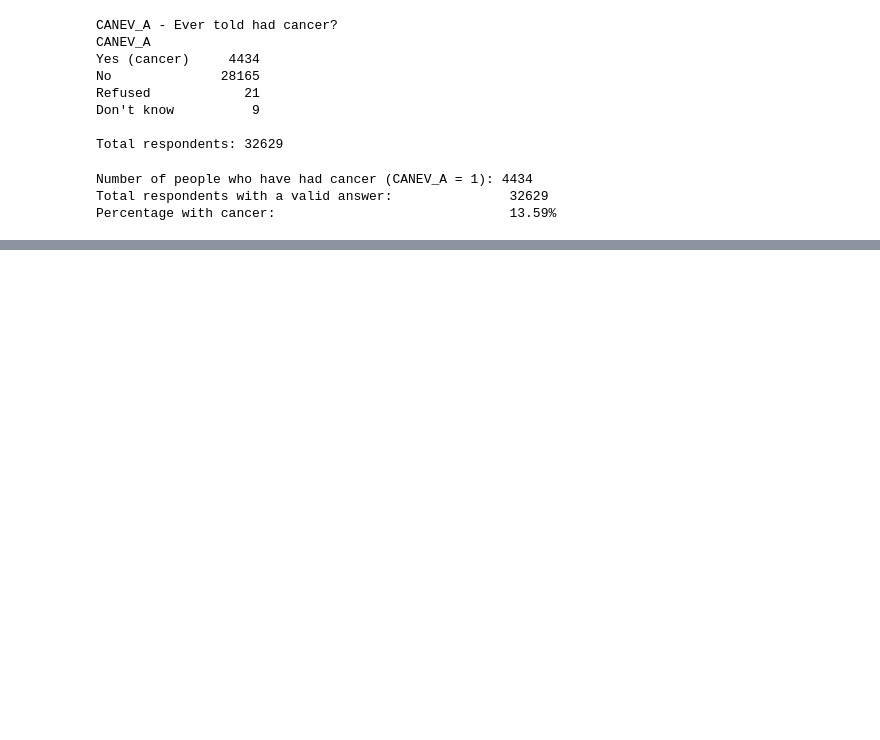
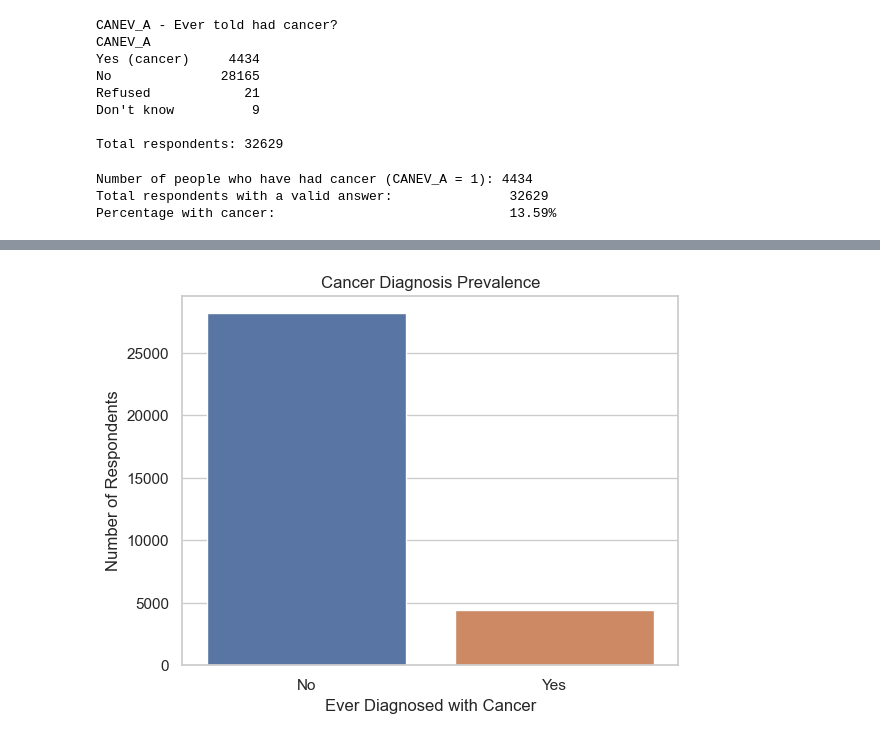
Before and after one commit to AmalBilal1/cancer-lifestyle-medicine, a Jupyter notebook: analysis.ipynb, the cells around one changed output, grey strips where cells are left out. Saved outputs shown, nothing was run; the diff lists cells and outputs as text; code cells hidden in the pictures; blank space fills up the shorter version.

Commit message:
extract and clean NHIS cancer-demographic variables, add demographic cancer prevalence visualizations, implement weighted logistic regression analysis

```diff
--- a/analysis.ipynb
+++ b/analysis.ipynb
@@ -51,0 +182,5 @@ Percentage with cancer:                              13.59%
+# %%
+analysis_df["SEX_label"] = analysis_df["SEX_A"].map(sex_map)
+analysis_df["RACE_label"] = analysis_df["RACEALLP_A"].map(race_map)
+analysis_df["EDUC_label"] = analysis_df["EDUCP_A"].map(educ_map)
+analysis_df["CANEV_label"] = analysis_df["CANEV_A"].map(cancer_map)
@@ -51,0 +205,10 @@ Percentage with cancer:                              13.59%
+# %%
+clean_df = analysis_df[
+    (analysis_df["CANEV_A"].isin([1,2])) &
+    (analysis_df["SEX_A"].isin([1,2]))
+].copy()
+
+clean_df["SEX_label"] = clean_df["SEX_A"].map(sex_map)
+clean_df["RACE_label"] = clean_df["RACEALLP_A"].map(race_map)
+clean_df["EDUC_label"] = clean_df["EDUCP_A"].map(educ_map)
+clean_df["CANEV_label"] = clean_df["CANEV_A"].map(cancer_map)
@@ -51,0 +221,2 @@ Percentage with cancer:                              13.59%
+# %%
+clean_df["Cancer"] = (clean_df["CANEV_A"] == 1).astype(int)
@@ -51,0 +277,15 @@ Percentage with cancer:                              13.59%
+# %%
+import matplotlib.pyplot as plt
+import seaborn as sns
+
+sns.set(style="whitegrid")
+# %%
+sns.countplot(data=clean_df, x="CANEV_label")
+
+plt.title("Cancer Diagnosis Prevalence")
+plt.xlabel("Ever Diagnosed with Cancer")
+plt.ylabel("Number of Respondents")
+
+plt.show()
+# %% [output]
+[figure, added]
```
Also changed, not shown: parts of 41 cells of this notebook.
